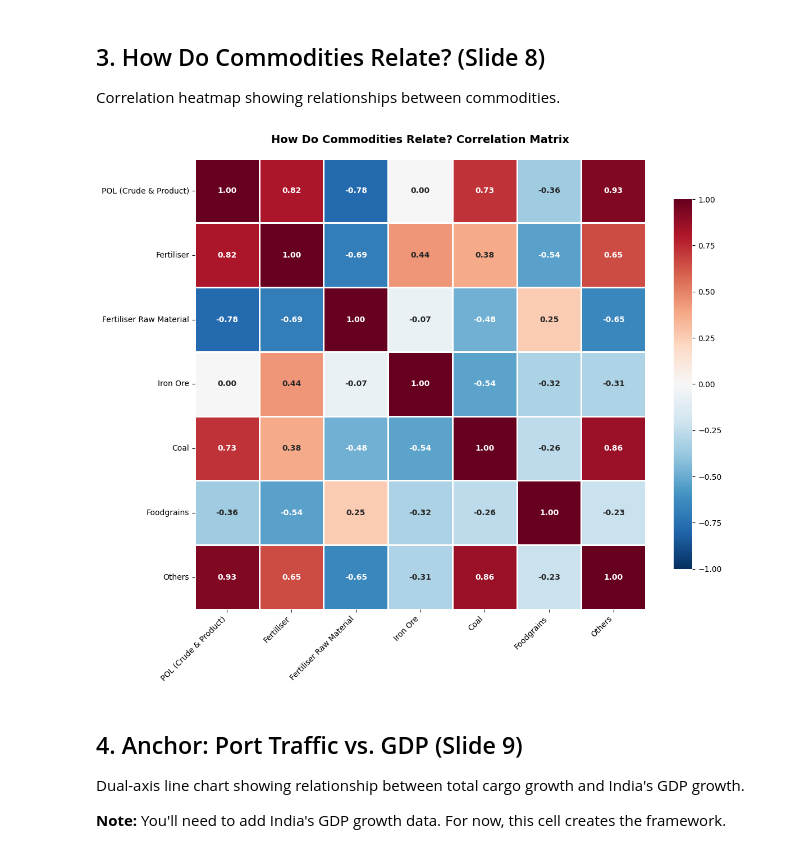
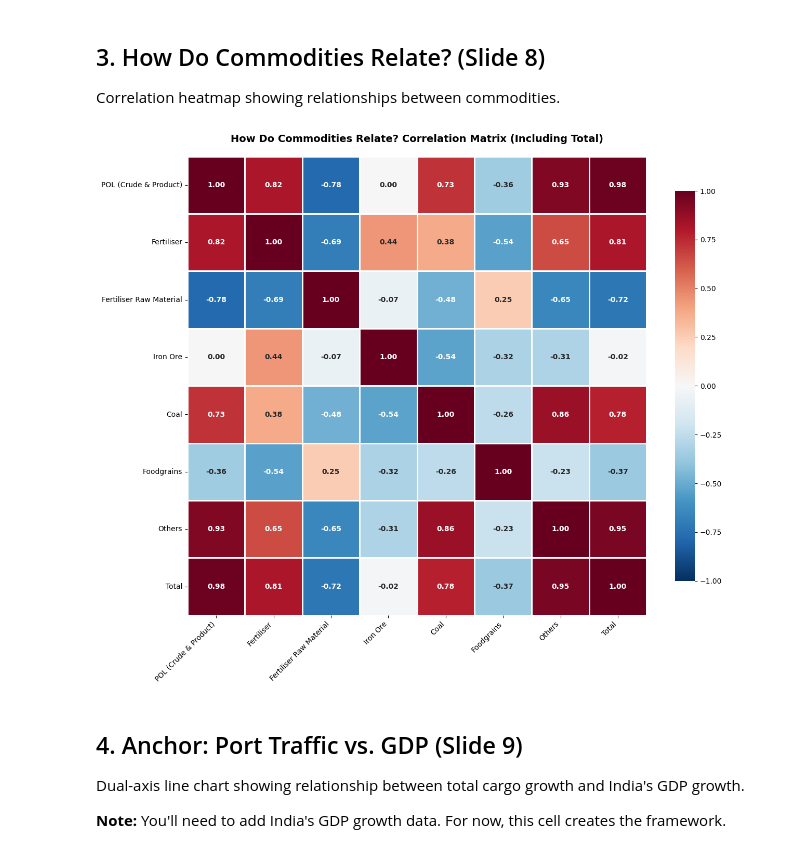
Before and after one commit to sarthak-somani/stats-project, a Jupyter notebook: slide-level-charts.ipynb, the cells around one changed output. Saved outputs shown, nothing was run; the diff lists cells and outputs as text; code cells hidden in the pictures.

```diff
--- a/slide-level-charts.ipynb
+++ b/slide-level-charts.ipynb
@@ -274,23 +274,27 @@ plt.show()
 
 Correlation heatmap showing relationships between commodities.
 # %%
-plt.figure(figsize=(12, 10))
+plt.figure(figsize=(13, 11))
+
+# Get total column and create list with all columns including total
+total_col = [col for col in df.columns if 'total' in col.lower()][0]
+all_columns = commodities + [total_col]
 
 # Calculate correlation matrix
-corr_matrix = df[commodities].corr()
+corr_matrix = df[all_columns].corr()
 
 # Create heatmap with annotations
 sns.heatmap(corr_matrix, annot=True, fmt='.2f', cmap='RdBu_r', center=0,
             square=True, linewidths=1, cbar_kws={"shrink": 0.8},
             vmin=-1, vmax=1, annot_kws={'fontsize': 10, 'fontweight': 'bold'})
 
-plt.title('How Do Commodities Relate? Correlation Matrix', fontsize=14, fontweight='bold', pad=20)
+plt.title('How Do Commodities Relate? Correlation Matrix (Including Total)', fontsize=14, fontweight='bold', pad=20)
 plt.xticks(rotation=45, ha='right', fontsize=10)
 plt.yticks(rotation=0, fontsize=10)
 plt.tight_layout()
 plt.show()
 # %% [output]
-[figure, old version]
+[figure, new version]
 # %% [markdown]
 ## 4. Anchor: Port Traffic vs. GDP (Slide 9)
 
```
Also changed, not shown: parts of 2 cells of this notebook, 1 other file.
